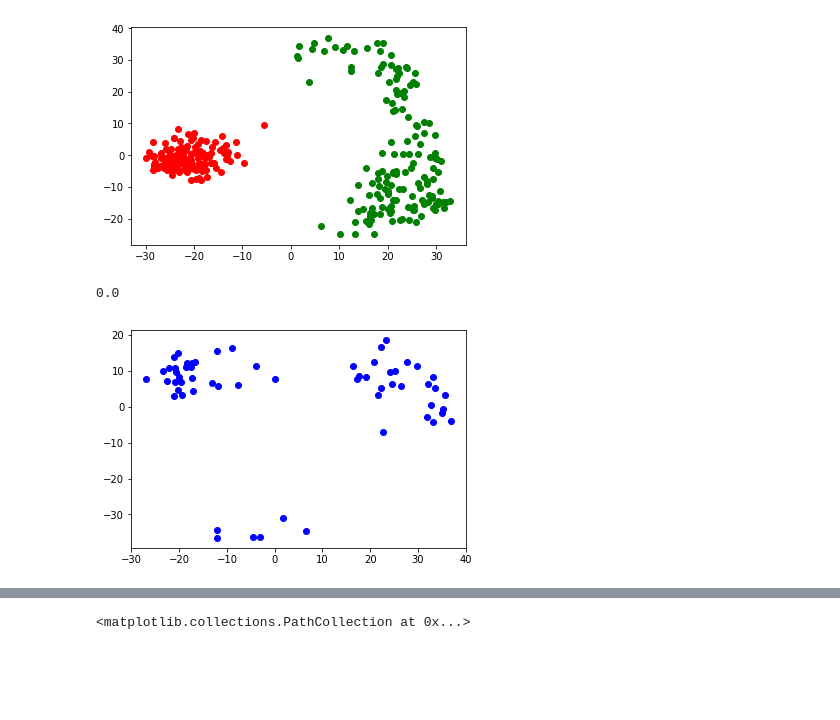
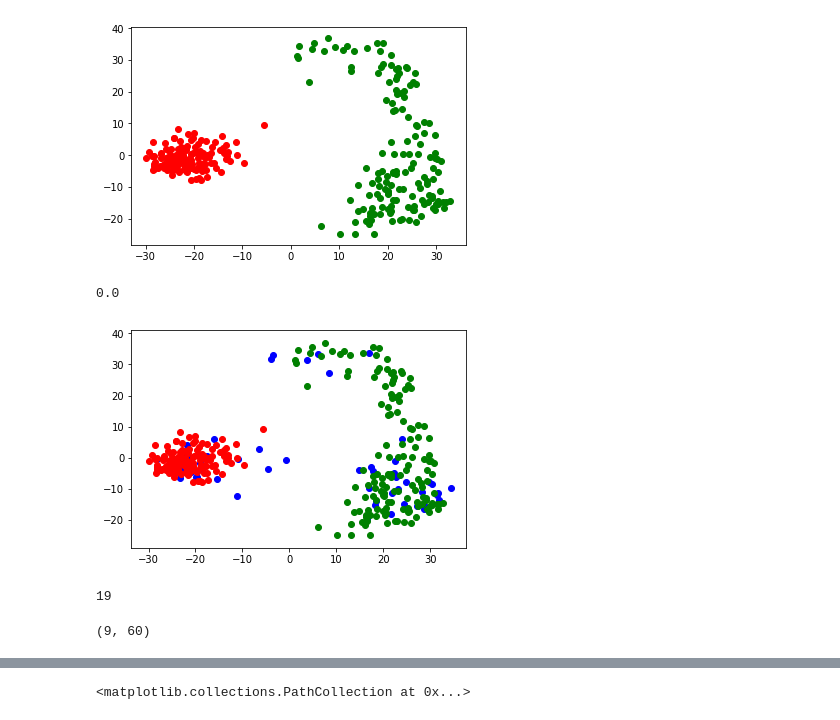
Before and after one commit to JustinWongRutgers/MachineLearningBajwa, a Jupyter notebook: hw4.ipynb, the cells around one changed output, grey strips where cells are left out. Drawn from its saved outputs; the diff is of its cells as text; code cells hidden in the pictures; blank space fills up the shorter version.

```diff
--- a/hw4.ipynb
+++ b/hw4.ipynb
@@ -70,14 +70,7 @@ def kNN(neighbors, data, training_data, training_labels):
 
     return np.array(kNN_labels)
 # %%
-U_test,S_test,V_htest = np.linalg.svd(test_i - training_mean, full_matrices='True')
-
-P_test2 = U_test.transpose()[:2].transpose()
-
-Xtestfeat = np.matmul(P_test2.transpose(), test_i - training_mean)
-#print(Xfeat.transpose()[closest])
-#print(train_l[closest])
-
+Xtestfeat = np.matmul(P2.transpose(), test_i - training_mean)
 k5NN_labels = kNN(5, Xtestfeat.transpose(), Xfeat.transpose(), train_l)
 # %%
 #def errorplot(NNlabels, real_labels):
@@ -89,18 +82,19 @@ k5NN_labels = kNN(5, Xtestfeat.transpose(), Xfeat.transpose(), train_l)
 # %%
 #numerrors = errorplot(k5NN_labels, test_l)
 
 comparison = k5NN_labels - test_l
 error_indices = np.where(comparison != 0)[0]
 correct_indices = np.where(comparison == 0)[0]
 plt.scatter(Xtestfeat.transpose()[correct_indices].transpose()[0], Xtestfeat.transpose()[correct_indices].transpose()[1], color='b')
 plt.scatter(Xtestfeat.transpose()[error_indices].transpose()[0], Xtestfeat.transpose()[error_indices].transpose()[1], color='k')
 
-
+plt.scatter(X0[0], X0[1], color='r')
+plt.scatter(X1[0], X1[1], color='g')
 error = 1/60 * len(error_indices)
 print(error)
 # %% [output]
 0.0
-[figure, old version]
+[figure, new version]
 # %%
 total_energy = np.linalg.norm(train_i - training_mean, 'fro')**2
 cum_energy = 0
@@ -108,13 +102,16 @@ i = 0
 while cum_energy < .95*total_energy:
     cum_energy+=S_t[i]*S_t[i]
     i+=1
+print(i)
+# %% [output]
+19
 # %%
 #i  = 2
 Pi = U.transpose()[:i].transpose()
 Xifeat = np.matmul(Pi.transpose(), train_i - training_mean)
-
-P_testi = U_test.transpose()[:i].transpose()
-Xtestfeati = np.matmul(P_testi.transpose(), test_i-training_mean)
+Xtestfeati = np.matmul(Pi.transpose(), test_i-training_mean)
+# %% [output]
+(9, 60)
 # %%
 errorlist = []
 klist = [1, 3, 5, 7, 9]
```
Also changed, not shown: parts of 2 cells of this notebook.
